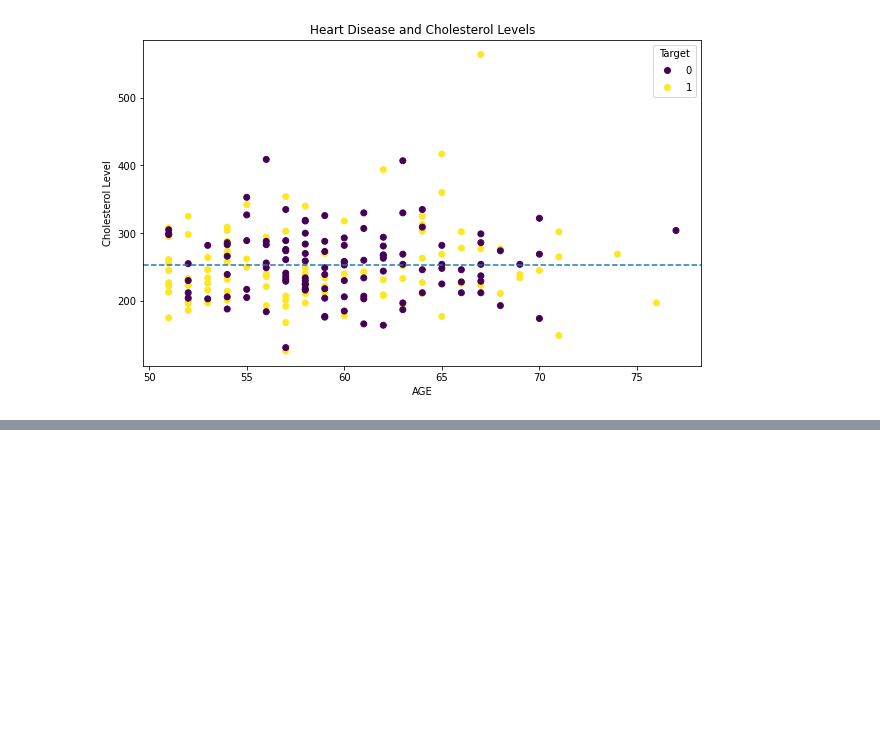
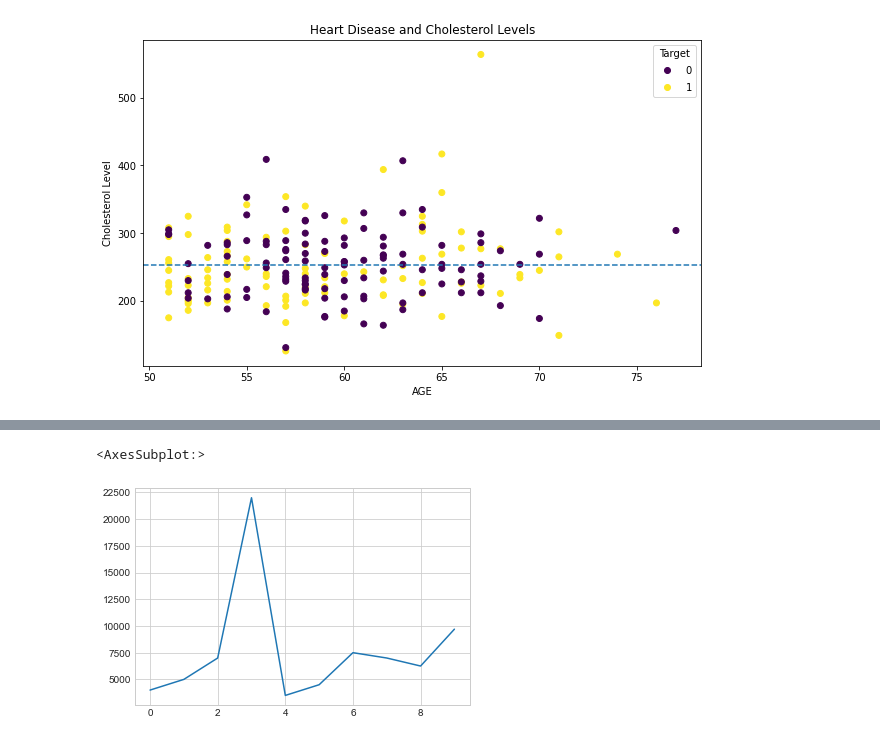
Before and after one commit to chirag35847/Data-Science-Course, a Jupyter notebook: Matplotlib/matplotlib.ipynb, the cells around one changed output, grey strips where cells are left out. Drawn from its saved outputs; the diff is of its cells as text; code cells hidden in the pictures; blank space fills up the shorter version.

```diff
--- a/Matplotlib/matplotlib.ipynb
+++ b/Matplotlib/matplotlib.ipynb
@@ -381,0 +451,5 @@ ax.axhline(over_50["chol"].mean(),linestyle="--")
+# %%
+car_sales["Price"].plot()
+# %% [output]
+<AxesSubplot:>
+[figure, added]
```
Also changed, not shown: parts of 24 cells of this notebook.
